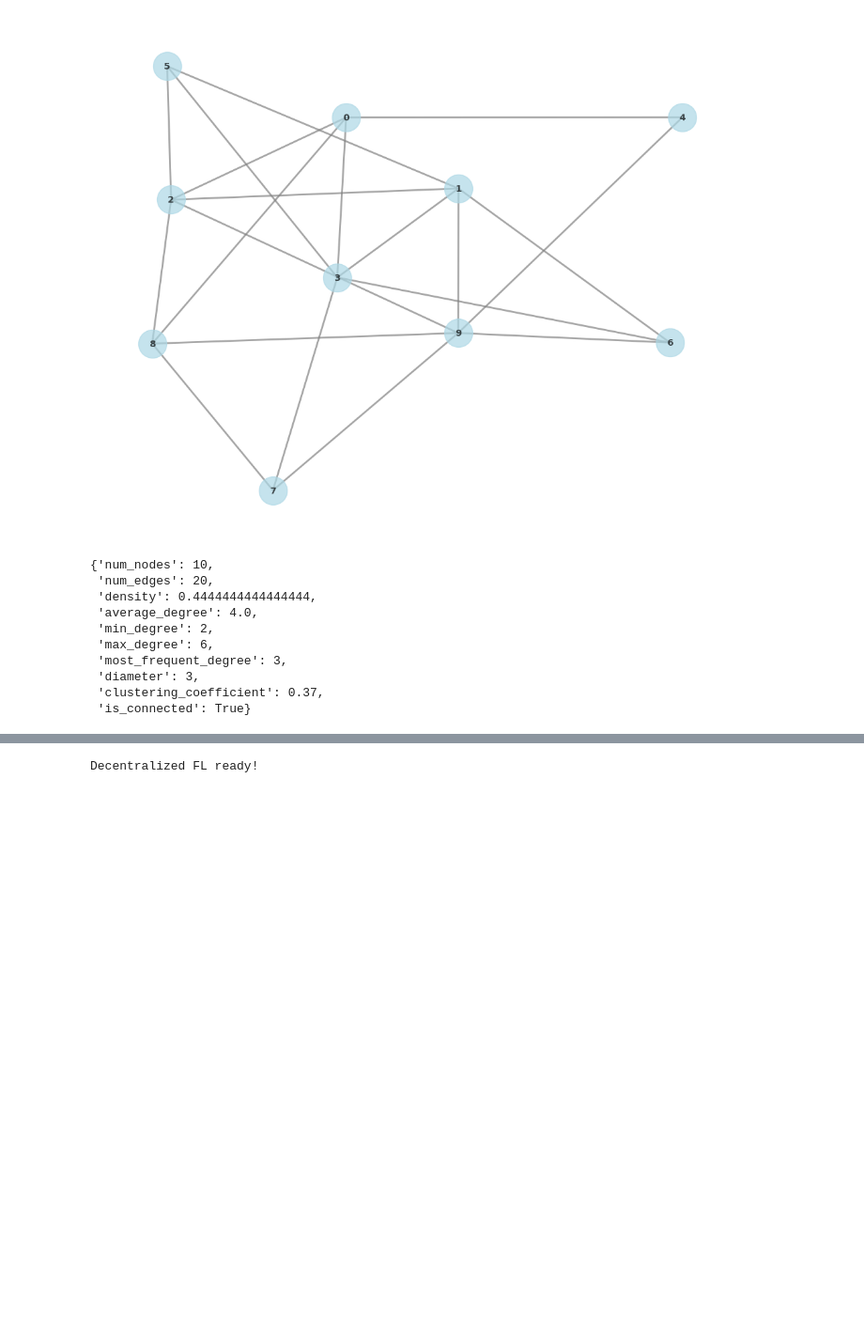
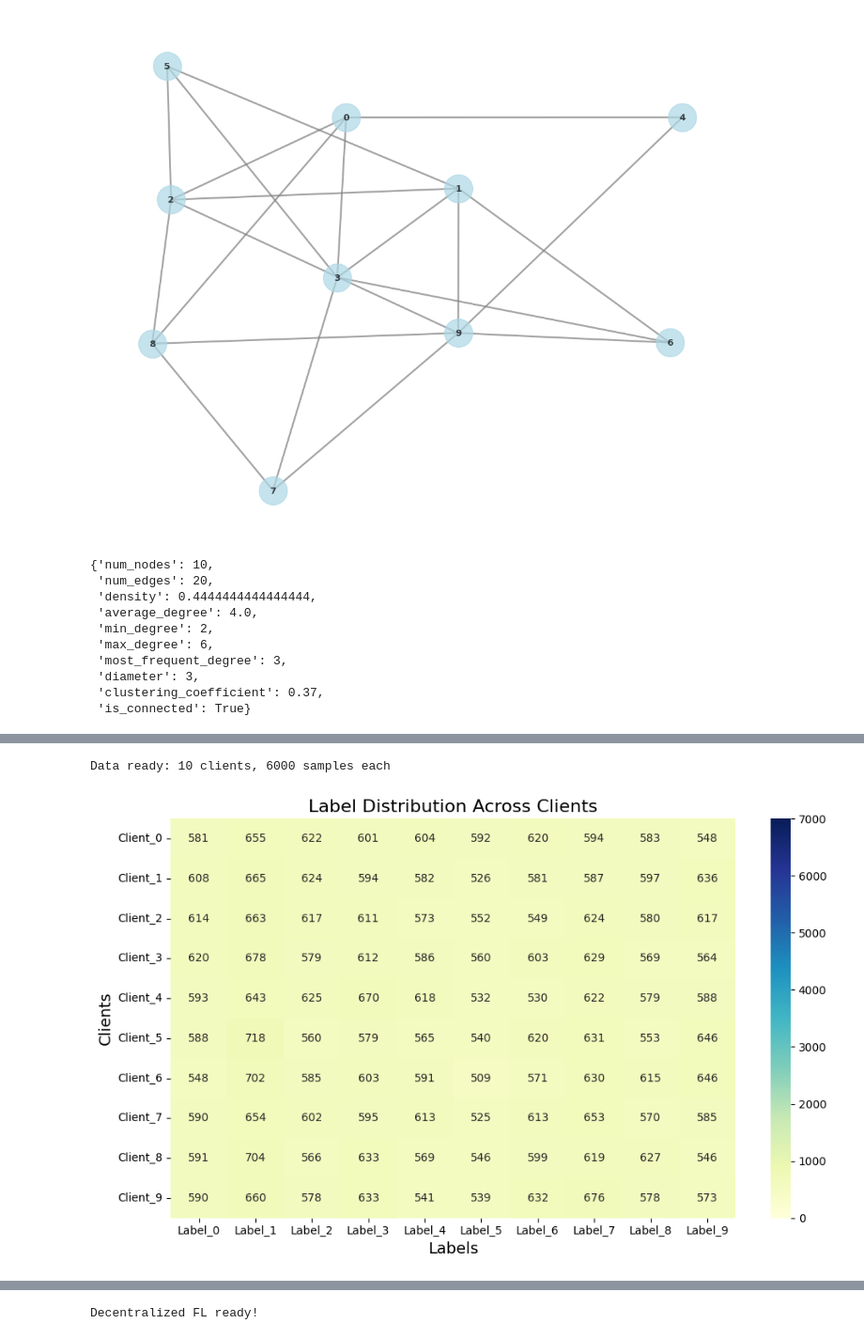
Before and after one commit to Bulbatronik/icsp-gfl, a Jupyter notebook: network.ipynb, the cells around one changed output, grey strips where cells are left out. Shown: that part at 94% size. Drawn from its saved outputs; the diff is of its cells as text; code cells hidden in the pictures; blank space fills up the shorter version.

```diff
--- a/network.ipynb
+++ b/network.ipynb
@@ -606,0 +591,12 @@ Data ready: 10 clients, 6000 samples each
+# %%
+# Setup data distribution
+num_clients = 10
+data_distributor = DataDistributor(num_clients=num_clients, dataset_name='mnist')
+client_data_info = data_distributor.distribute_iid_data(batch_size=64, data_dir='./data')
+
+print(f"Data ready: {num_clients} clients, {data_distributor.get_data_summary()['avg_train_per_client']} samples each")
+# Visualize label distribution
+data_distributor.plot_heatmap()
+# %% [output]
+Data ready: 10 clients, 6000 samples each
+[figure, added]
```
Also changed, not shown: parts of 15 cells of this notebook.
